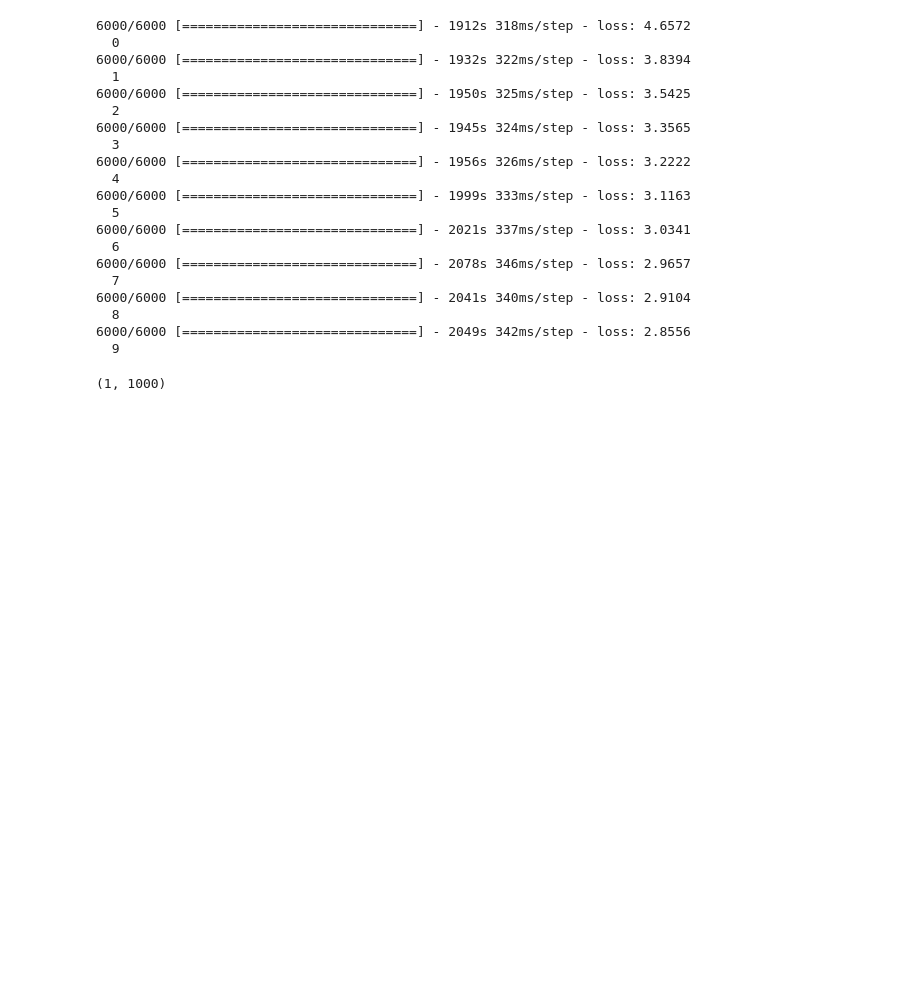
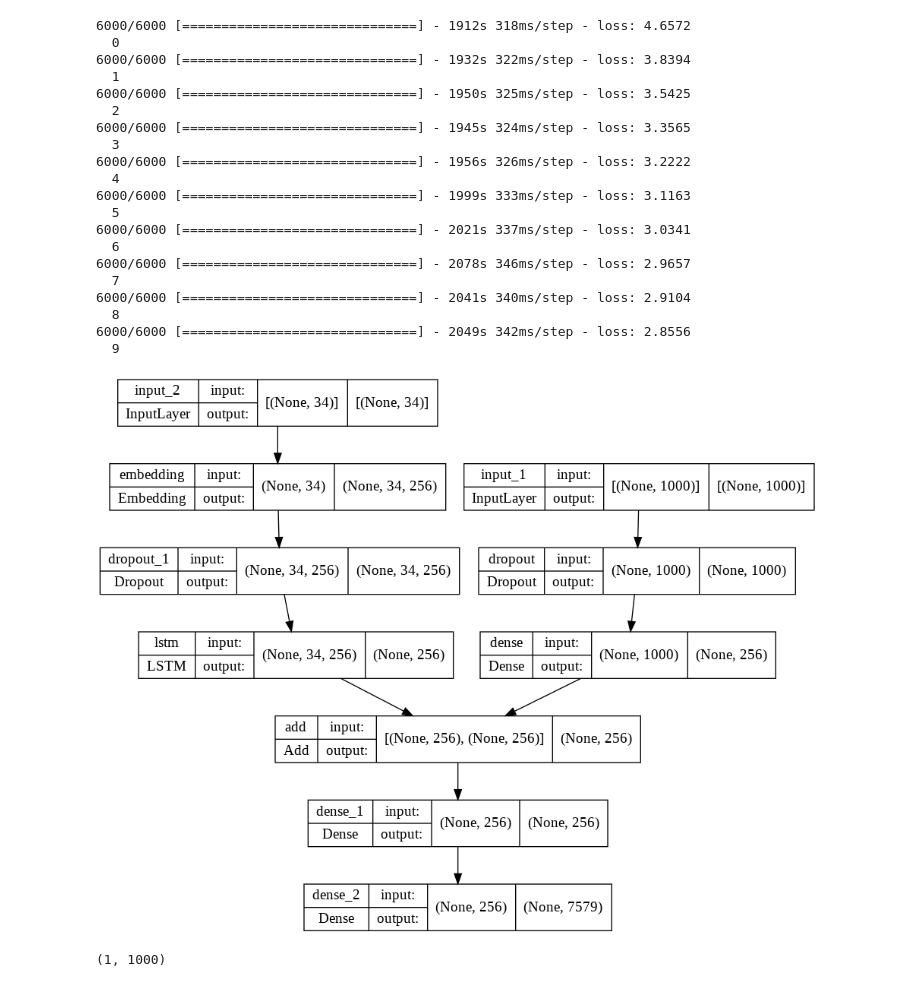
Before and after one commit to z-tufekci/Computer-Vision, a Jupyter notebook: ImageCaptioningwithFlicker8k(LSTM).ipynb, the cells around one changed output. Cells and saved outputs as stored; diff of their text form; code cells hidden in the pictures; blank space fills up the shorter version.

```diff
--- a/ImageCaptioningwithFlicker8k(LSTM).ipynb
+++ b/ImageCaptioningwithFlicker8k(LSTM).ipynb
@@ -321,6 +321,11 @@ ________________________________________________________________________________
   8
 6000/6000 [==============================] - 2049s 342ms/step - loss: 2.8556
   9
+# %%
+image = Image.open('/content/model.png')
+display(image)
+# %% [output]
+[figure, added]
 # %%
 print(train_features['2513260012_03d33305cf'].shape)
 # %% [output]
```
Also changed, not shown: parts of 7 cells of this notebook.
